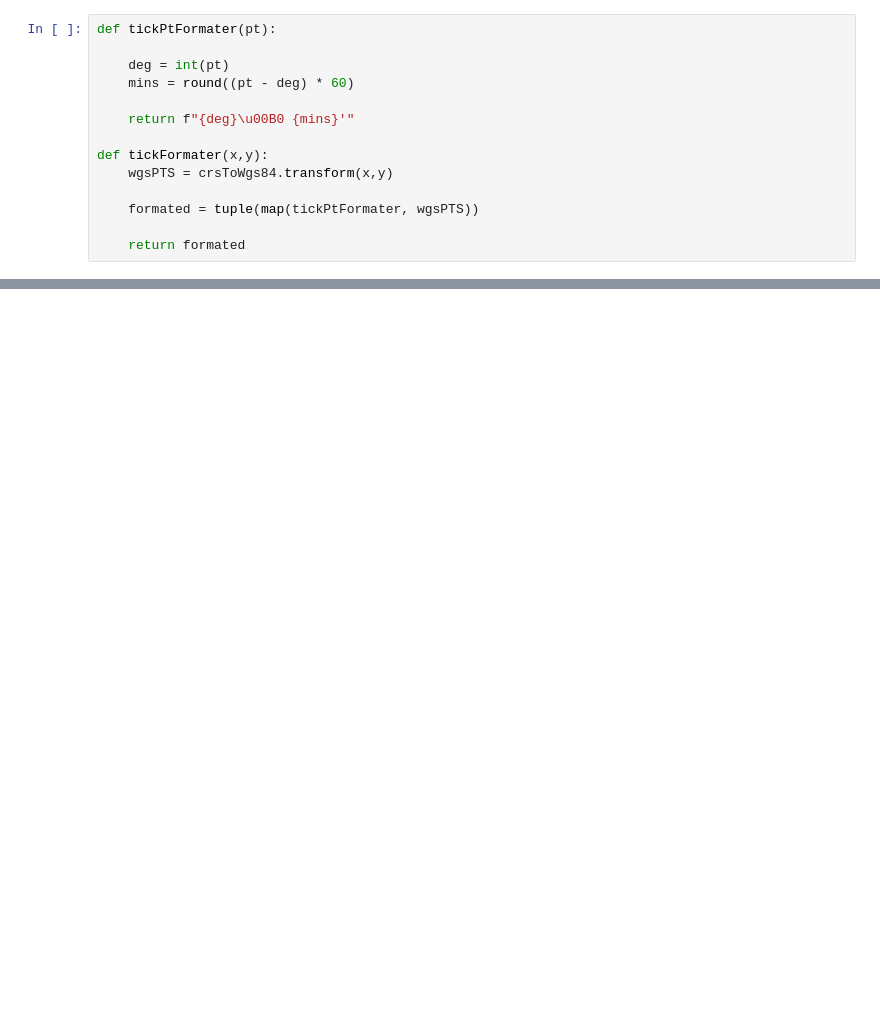
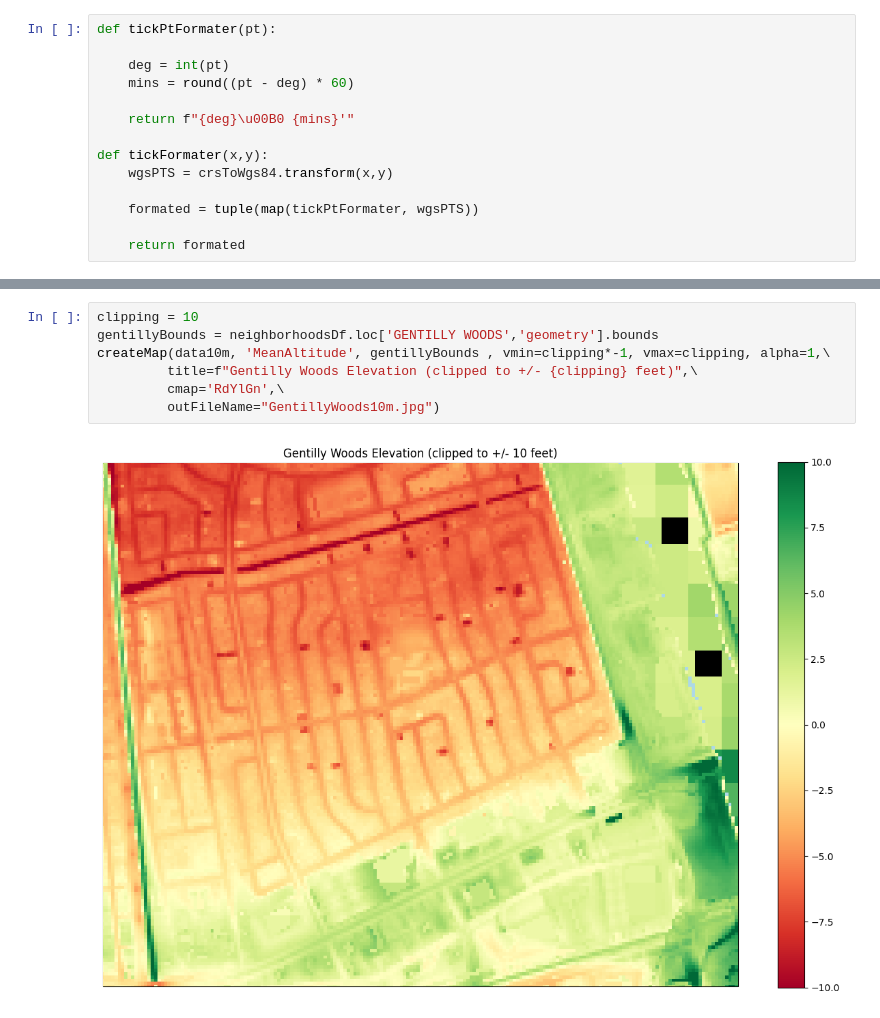
Before and after one commit to GarysCorner/NewOrleansElevation, a Jupyter notebook: CreateMaps_NewOrleans.ipynb, the cells around one changed output, grey strips where cells are left out. Cells and saved outputs as stored; diff of their text form; blank space fills up the shorter version.

```diff
--- a/CreateMaps_NewOrleans.ipynb
+++ b/CreateMaps_NewOrleans.ipynb
@@ -164,0 +155,9 @@ createMap(data10m, 'Altitude', data10m.total_bounds , vmin=-5, vmax=5, alpha=1,\
+# %%
+clipping = 10
+gentillyBounds = neighborhoodsDf.loc['GENTILLY WOODS','geometry'].bounds
+createMap(data10m, 'MeanAltitude', gentillyBounds , vmin=clipping*-1, vmax=clipping, alpha=1,\
+         title=f"Gentilly Woods Elevation (clipped to +/- {clipping} feet)",\
+         cmap='RdYlGn',\
+         outFileName="GentillyWoods10m.jpg")
+# %% [output]
+[figure, added]
```
Also changed, not shown: parts of 13 cells of this notebook, 1 other file.
